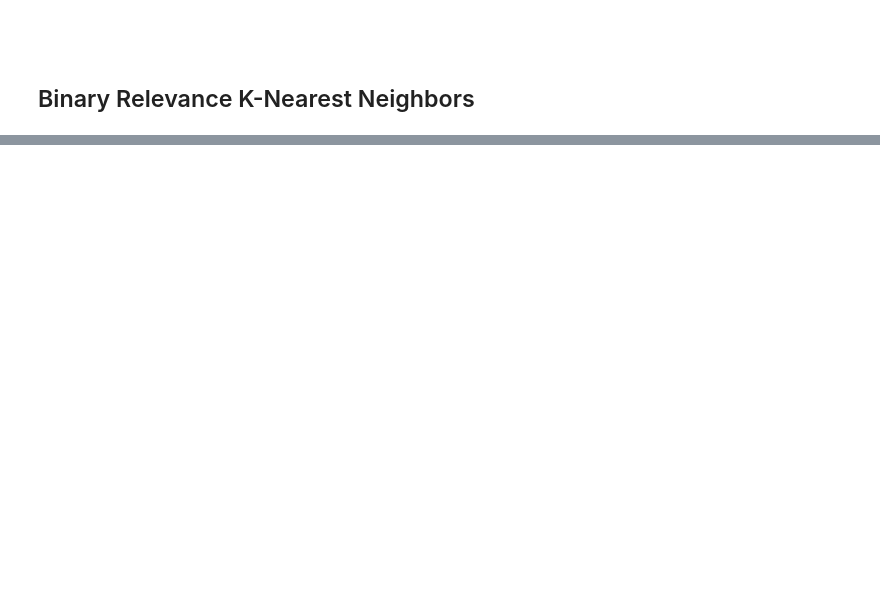
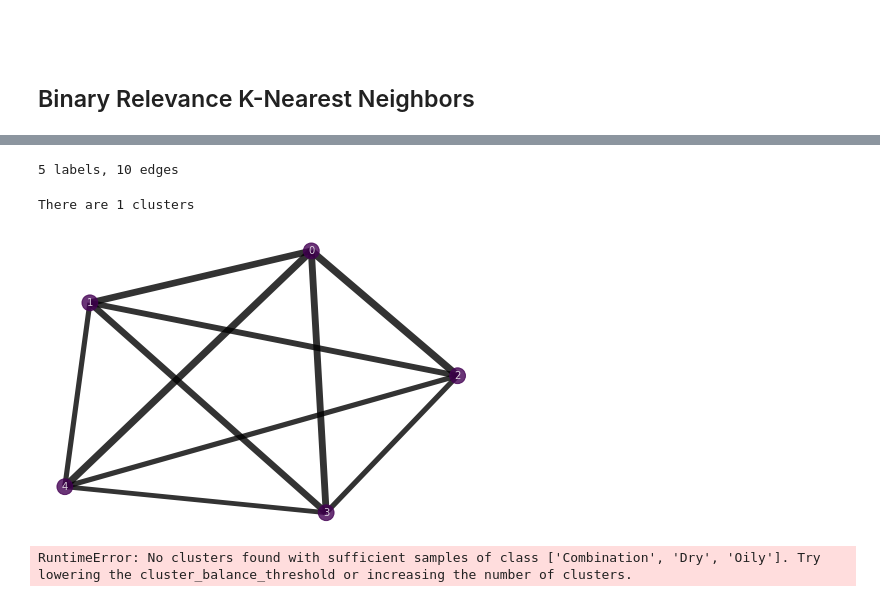
Before and after one commit to ZaneFadul/skincare_classification, a Jupyter notebook: 3.Model_building/random.ipynb, the cells around one changed output, grey strips where cells are left out. Drawn from its saved outputs; the diff is of its cells as text; code cells hidden in the pictures; blank space fills up the shorter version.

```diff
--- a/3.Model_building/random.ipynb
+++ b/3.Model_building/random.ipynb
@@ -113,3 +109,0 @@ dtype: object
-# %%
-for i in range(len(y_train)):
-    y_train[i] = [y_train[i]]
@@ -505,0 +399,47 @@ y_train.shape
+# %%
+from skmultilearn.cluster import LabelCooccurrenceGraphBuilder
+graph_builder = LabelCooccurrenceGraphBuilder(weighted=True,
+                                              include_self_edges=False)
+
+label_names=[i for i in range(5)]
+edge_map = graph_builder.transform(y_train)
+print("{} labels, {} edges".format(len(label_names), len(edge_map)))
+# %% [output]
+5 labels, 10 edges
+# %%
+from skmultilearn.cluster.networkx import NetworkXLabelGraphClusterer
+
+# we define a helper function for visualization purposes
+def to_membership_vector(partition):
+    return {
+        member :  partition_id
+        for partition_id, members in enumerate(partition)
+        for member in members
+    }
+clusterer = NetworkXLabelGraphClusterer(graph_builder, method='louvain')
+# %%
+partition = clusterer.fit_predict(X_train,y_train)
+membership_vector = to_membership_vector(partition)
+print('There are', len(partition),'clusters')
+# %% [output]
+There are 1 clusters
+# %%
+import networkx as nx
+names_dict = dict(enumerate(x for x in label_names))
+import matplotlib.pyplot as plt
+%matplotlib inline
+nx.draw(
+    clusterer.graph_,
+    pos=nx.spring_layout(clusterer.graph_,k=4),
+    labels=names_dict,
+    with_labels = True,
+    width = [10*x/y_train.shape[0] for x in clusterer.weights_['weight']],
+    node_color = [membership_vector[i] for i in range(y_train.shape[1])],
+    cmap=plt.cm.viridis,
+    node_size=250,
+    font_size=10,
+    font_color='white',
+    alpha=0.8
+)
+# %% [output]
+[figure, added]
@@ -505,0 +477,24 @@ y_train.shape
+# %%
+fig, ((ax1, ax2), (ax3, ax4),
+      (ax5, ax6), (ax7, ax8),
+      (ax9, ax10)) = plt.subplots(5, 2, figsize=(15, 30))
+
+
+
+ax_arr = ((ax1, ax2), (ax3, ax4), (ax5, ax6), (ax7, ax8), (ax9, ax10))
+for ax, sampler in zip(ax_arr,
+                       (SMOTE(random_state=0),
+                        BorderlineSMOTE(random_state=0, kind='borderline-1'),
+                        BorderlineSMOTE(random_state=0, kind='borderline-2'),
+                        KMeansSMOTE(random_state=0),
+                        SVMSMOTE(random_state=0))):
+    #clf = make_pipeline(sampler, LinearSVC(dual=False))
+    #clf.fit(X, y)
+    #plot_decision_function(X_train, y_train, clf, ax[0])
+    ax[0].set_title('Decision function for {}'.format(
+        sampler.__class__.__name__))
+    plot_resampling(X, y, sampler, ax[1])
+    ax[1].set_title('Resampling using {}'.format(sampler.__class__.__name__))
+fig.tight_layout()
+# %% [output]
+RuntimeError: No clusters found with sufficient samples of class ['Combination', 'Dry', 'Oily']. Try lowering the cluster_balance_threshold or increasing the number of clusters.
```
Also changed, not shown: parts of 38 cells of this notebook.
